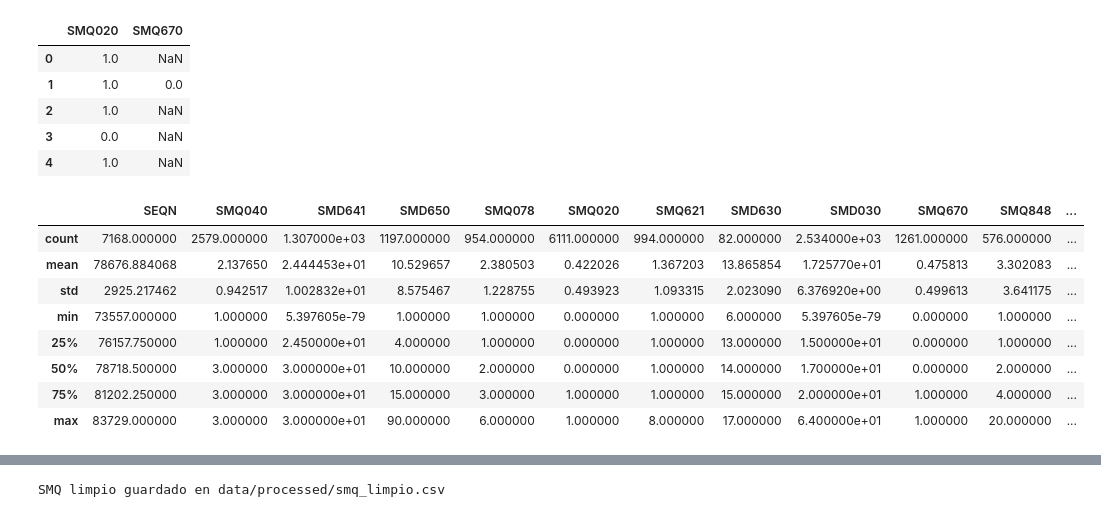
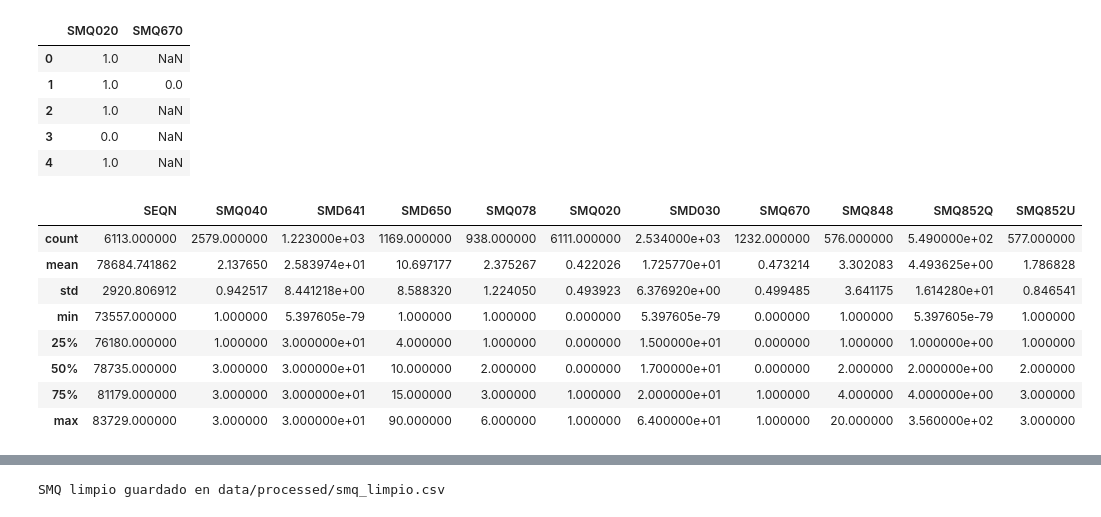
Before and after one commit to salva1984/kokoa-analisis-salud-mental, a Jupyter notebook: notebooks/03_limpieza_G3.ipynb, the cells around one changed output, grey strips where cells are left out. Drawn from its saved outputs; the diff is of its cells as text; code cells hidden in the pictures.

```diff
--- a/notebooks/03_limpieza_G3.ipynb
+++ b/notebooks/03_limpieza_G3.ipynb
@@ -5,7 +5,10 @@ import pandas as pd
 import numpy as np
 # Cargar archivo con columnas SMQ seleccionadas
 smq = pd.read_csv("../data/interim/smq_h_columnas.csv")
-
+df_demo = pd.read_csv("../data/interim/demo_h_columnas.csv")
+df_edad = df_demo[['SEQN', 'RIDAGEYR']].copy()
+smq = smq.merge(df_edad,on='SEQN',how='inner')
+smq = smq[smq['RIDAGEYR']>=18]
 # Vista inicial
-smq.head()
+smq.info()
 # %% [output]
@@ -116,19 +132,18 @@ smq[cols_binarias].head()
 # %%
 smq.loc[(smq["SMD641"] < 0) | (smq["SMD641"] > 30), "SMD641"] = np.nan
 smq.loc[(smq["SMD650"] < 1) | (smq["SMD650"] > 95), "SMD650"] = np.nan
-smq.loc[(smq["SMD630"] < 6) | (smq["SMD630"] > 19), "SMD630"] = np.nan
 smq.loc[(smq["SMD030"] < 0) | (smq["SMD030"] > 80), "SMD030"] = np.nan
 smq.loc[(smq["SMQ848"] < 1) | (smq["SMQ848"] > 20), "SMQ848"] = np.nan
 smq.loc[(smq["SMQ852Q"] < 0) | (smq["SMQ852Q"] > 356), "SMQ852Q"] = np.nan
 
 smq.describe()
 # %% [output]
-|  | SEQN | SMQ040 | SMD641 | SMD650 | SMQ078 | SMQ020 | SMQ621 | SMD630 | SMD030 | SMQ670 | SMQ848 | ... |
-| count | 7168.000000 | 2579.000000 | 1.307000e+03 | 1197.000000 | 954.000000 | 6111.000000 | 994.000000 | 82.000000 | 2.534000e+03 | 1261.000000 | 576.000000 | ... |
-| mean | 78676.884068 | 2.137650 | 2.444453e+01 | 10.529657 | 2.380503 | 0.422026 | 1.367203 | 13.865854 | 1.725770e+01 | 0.475813 | 3.302083 | ... |
-| std | 2925.217462 | 0.942517 | 1.002832e+01 | 8.575467 | 1.228755 | 0.493923 | 1.093315 | 2.023090 | 6.376920e+00 | 0.499613 | 3.641175 | ... |
-| min | 73557.000000 | 1.000000 | 5.397605e-79 | 1.000000 | 1.000000 | 0.000000 | 1.000000 | 6.000000 | 5.397605e-79 | 0.000000 | 1.000000 | ... |
-| 25% | 76157.750000 | 1.000000 | 2.450000e+01 | 4.000000 | 1.000000 | 0.000000 | 1.000000 | 13.000000 | 1.500000e+01 | 0.000000 | 1.000000 | ... |
-| 50% | 78718.500000 | 3.000000 | 3.000000e+01 | 10.000000 | 2.000000 | 0.000000 | 1.000000 | 14.000000 | 1.700000e+01 | 0.000000 | 2.000000 | ... |
-| 75% | 81202.250000 | 3.000000 | 3.000000e+01 | 15.000000 | 3.000000 | 1.000000 | 1.000000 | 15.000000 | 2.000000e+01 | 1.000000 | 4.000000 | ... |
-| max | 83729.000000 | 3.000000 | 3.000000e+01 | 90.000000 | 6.000000 | 1.000000 | 8.000000 | 17.000000 | 6.400000e+01 | 1.000000 | 20.000000 | ... |
+|  | SEQN | SMQ040 | SMD641 | SMD650 | SMQ078 | SMQ020 | SMD030 | SMQ670 | SMQ848 | SMQ852Q | SMQ852U |
+| count | 6113.000000 | 2579.000000 | 1.223000e+03 | 1169.000000 | 938.000000 | 6111.000000 | 2.534000e+03 | 1232.000000 | 576.000000 | 5.490000e+02 | 577.000000 |
+| mean | 78684.741862 | 2.137650 | 2.583974e+01 | 10.697177 | 2.375267 | 0.422026 | 1.725770e+01 | 0.473214 | 3.302083 | 4.493625e+00 | 1.786828 |
+| std | 2920.806912 | 0.942517 | 8.441218e+00 | 8.588320 | 1.224050 | 0.493923 | 6.376920e+00 | 0.499485 | 3.641175 | 1.614280e+01 | 0.846541 |
+| min | 73557.000000 | 1.000000 | 5.397605e-79 | 1.000000 | 1.000000 | 0.000000 | 5.397605e-79 | 0.000000 | 1.000000 | 5.397605e-79 | 1.000000 |
+| 25% | 76180.000000 | 1.000000 | 3.000000e+01 | 4.000000 | 1.000000 | 0.000000 | 1.500000e+01 | 0.000000 | 1.000000 | 1.000000e+00 | 1.000000 |
+| 50% | 78735.000000 | 3.000000 | 3.000000e+01 | 10.000000 | 2.000000 | 0.000000 | 1.700000e+01 | 0.000000 | 2.000000 | 2.000000e+00 | 2.000000 |
+| 75% | 81179.000000 | 3.000000 | 3.000000e+01 | 15.000000 | 3.000000 | 1.000000 | 2.000000e+01 | 1.000000 | 4.000000 | 4.000000e+00 | 3.000000 |
+| max | 83729.000000 | 3.000000 | 3.000000e+01 | 90.000000 | 6.000000 | 1.000000 | 6.400000e+01 | 1.000000 | 20.000000 | 3.560000e+02 | 3.000000 |
```
Also changed, not shown: parts of 9 cells of this notebook, 2 other files.
